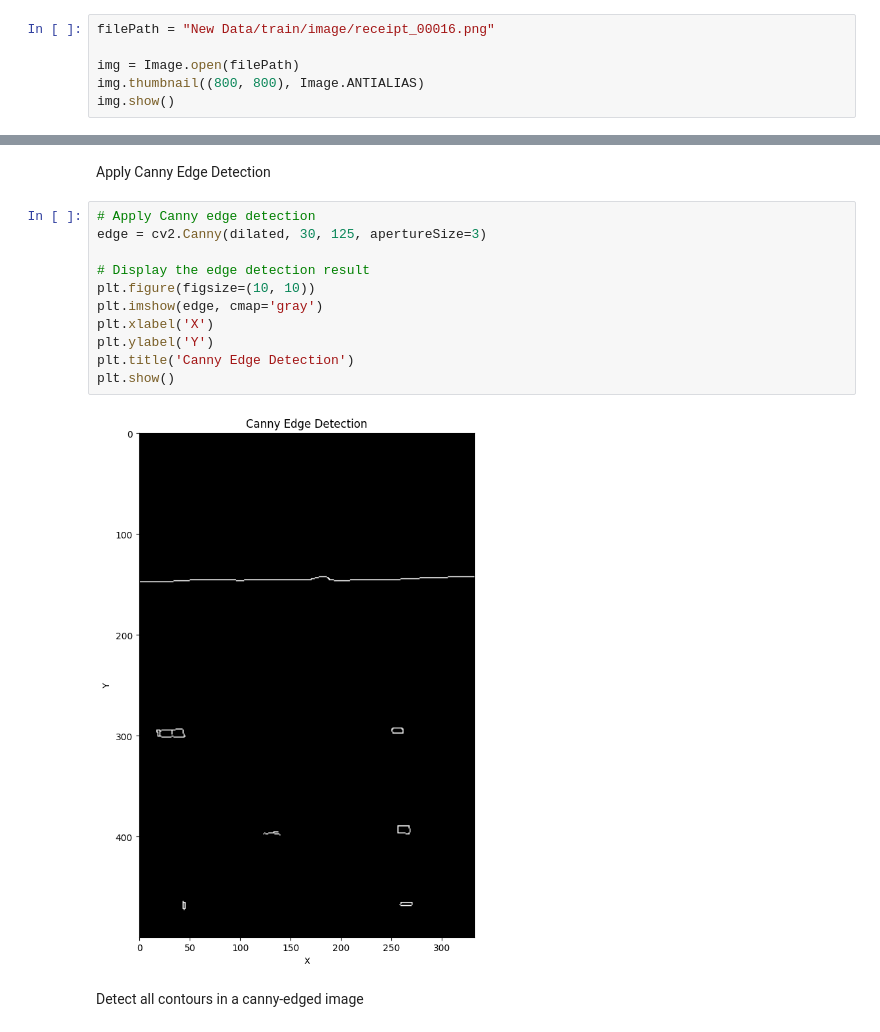
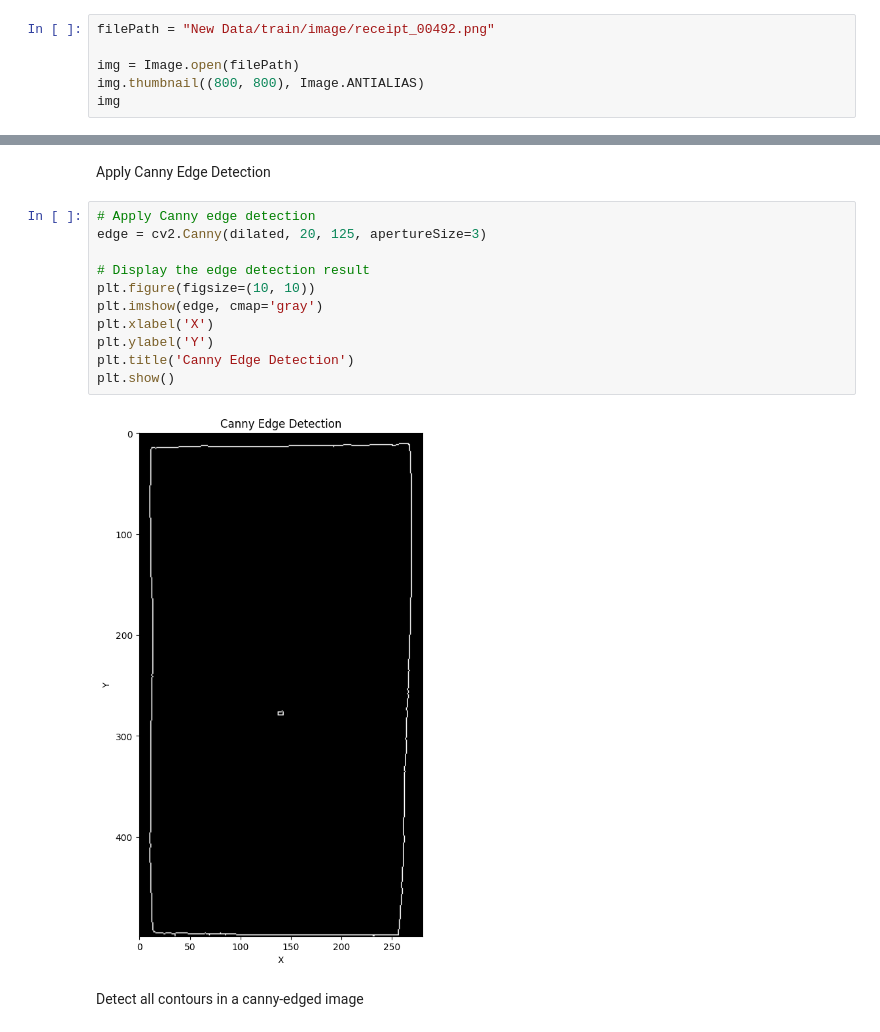
Before and after one commit to ndeeen/Capstone-Moger, a Jupyter notebook: ML-Path/finalModel.ipynb, the cells around one changed output, grey strips where cells are left out. Drawn from its saved outputs; the diff is of its cells as text.

```diff
--- a/ML-Path/finalModel.ipynb
+++ b/ML-Path/finalModel.ipynb
@@ -103,8 +103,8 @@ def findAmounts(text):
     unique = list(dict.fromkeys(floats))
     return unique
 # %%
-filePath = "New Data/train/image/receipt_00016.png"
+filePath = "New Data/train/image/receipt_00492.png"
 
 img = Image.open(filePath)
 img.thumbnail((800, 800), Image.ANTIALIAS)
-img.show()
+img
@@ -164,17 +166,17 @@ plt.show()
 Apply Canny Edge Detection
 # %%
 # Apply Canny edge detection
-edge = cv2.Canny(dilated, 30, 125, apertureSize=3)
+edge = cv2.Canny(dilated, 20, 125, apertureSize=3)
 
 # Display the edge detection result
 plt.figure(figsize=(10, 10))
 plt.imshow(edge, cmap='gray')
 plt.xlabel('X')
 plt.ylabel('Y')
 plt.title('Canny Edge Detection')
 plt.show()
 # %% [output]
-[figure, old version]
+[figure, new version]
 # %% [markdown]
 Detect all contours in a canny-edged image
 # %%
```
Also changed, not shown: parts of 20 cells of this notebook, 3 other files.
